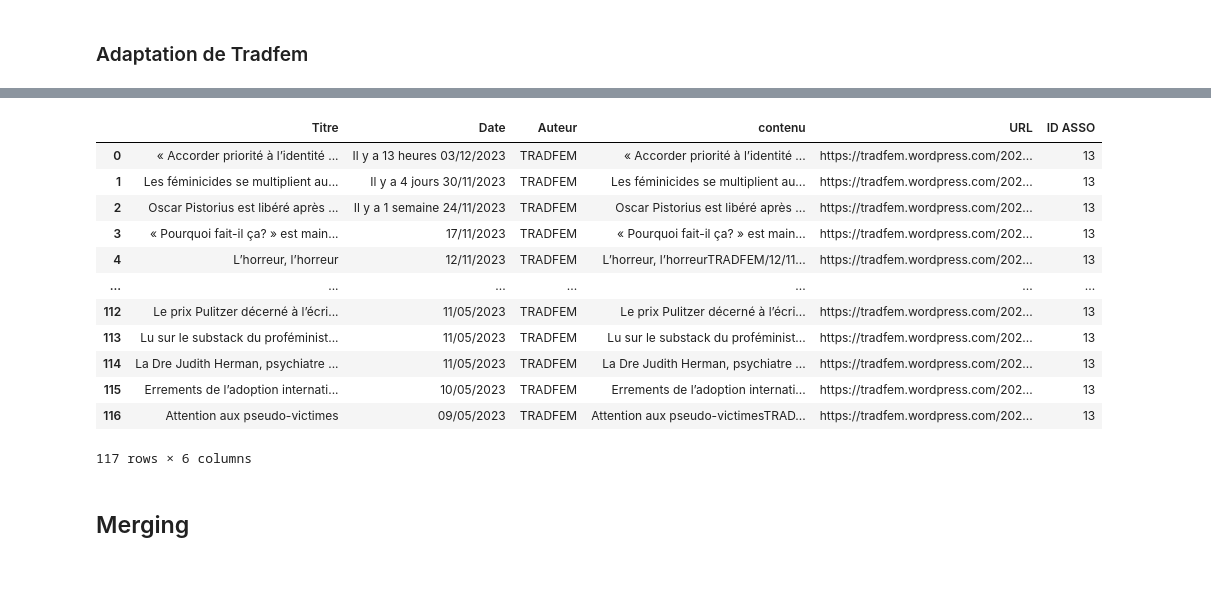
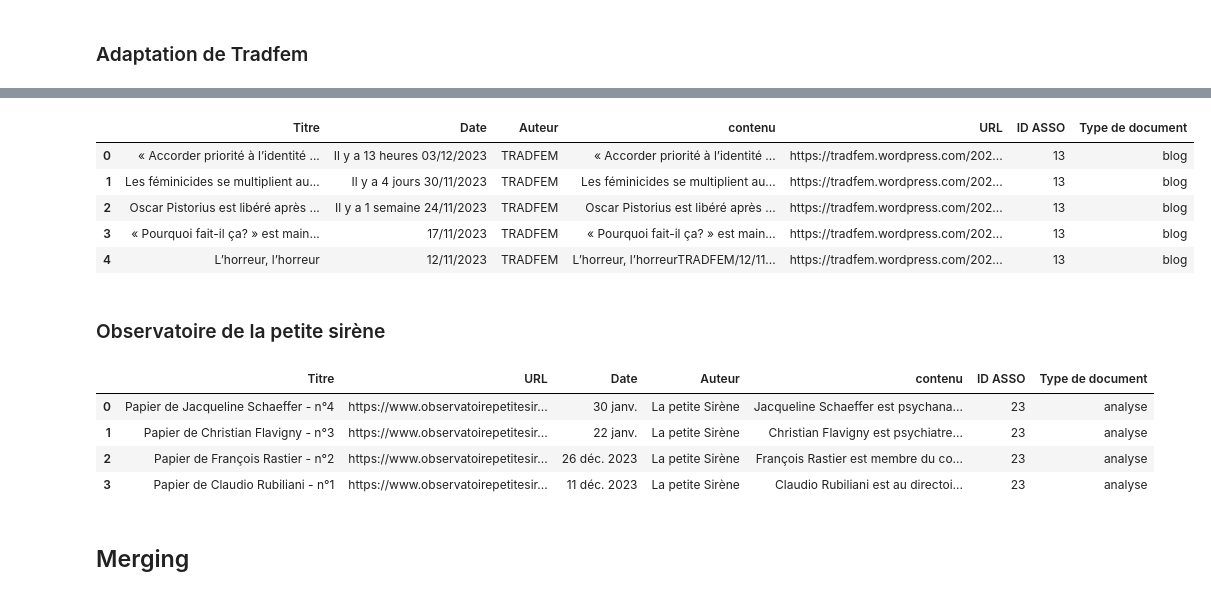
Before and after one commit to LeoMaurice/Conservative_mobilisation, a Jupyter notebook: src/Merging.ipynb, the cells around one changed output, grey strips where cells are left out. Drawn from its saved outputs; the diff is of its cells as text; code cells hidden in the pictures.

```diff
--- a/src/Merging.ipynb
+++ b/src/Merging.ipynb
@@ -124,30 +93,58 @@ tradfem
 # %%
 #Ajout et suppressions de colonnes intéressantes
 tradfem = tradfem.drop(['Image URL'], axis=1, errors='ignore')
 tradfem['ID ASSO'] = 13 #On ajoute l'ID ASSO poue le merge futur
+tradfem['Type de document'] = 'blog' #On ajoute l'ID ASSO poue le merge futur
 
 #Rename utiles
 nouveaux_noms = {
     'URL Complète': 'URL',
     'Texte Complet': 'contenu',
 }
 
 tradfem = tradfem.rename(columns=nouveaux_noms)
-tradfem
+tradfem.head()
 # %% [output]
-|  | Titre | Date | Auteur | contenu | URL | ID ASSO |
-| 0 | « Accorder priorité à l’identité ... | Il y a 13 heures 03/12/2023 | TRADFEM | « Accorder priorité à l’identité ... | https://tradfem.wordpress.com/202... | 13 |
-| 1 | Les féminicides se multiplient au... | Il y a 4 jours 30/11/2023 | TRADFEM | Les féminicides se multiplient au... | https://tradfem.wordpress.com/202... | 13 |
-| 2 | Oscar Pistorius est libéré après ... | Il y a 1 semaine 24/11/2023 | TRADFEM | Oscar Pistorius est libéré après ... | https://tradfem.wordpress.com/202... | 13 |
-| 3 | « Pourquoi fait-il ça? » est main... | 17/11/2023 | TRADFEM | « Pourquoi fait-il ça? » est main... | https://tradfem.wordpress.com/202... | 13 |
-| 4 | L’horreur, l’horreur | 12/11/2023 | TRADFEM | L’horreur, l’horreurTRADFEM/12/11... | https://tradfem.wordpress.com/202... | 13 |
-| ... | ... | ... | ... | ... | ... | ... |
-| 112 | Le prix Pulitzer décerné à l’écri... | 11/05/2023 | TRADFEM | Le prix Pulitzer décerné à l’écri... | https://tradfem.wordpress.com/202... | 13 |
-| 113 | Lu sur le substack du proféminist... | 11/05/2023 | TRADFEM | Lu sur le substack du proféminist... | https://tradfem.wordpress.com/202... | 13 |
-| 114 | La Dre Judith Herman, psychiatre ... | 11/05/2023 | TRADFEM | La Dre Judith Herman, psychiatre ... | https://tradfem.wordpress.com/202... | 13 |
-| 115 | Errements de l’adoption internati... | 10/05/2023 | TRADFEM | Errements de l’adoption internati... | https://tradfem.wordpress.com/202... | 13 |
-| 116 | Attention aux pseudo-victimes | 09/05/2023 | TRADFEM | Attention aux pseudo-victimesTRAD... | https://tradfem.wordpress.com/202... | 13 |
+|  | Titre | Date | Auteur | contenu | URL | ID ASSO | Type de document |
+| 0 | « Accorder priorité à l’identité ... | Il y a 13 heures 03/12/2023 | TRADFEM | « Accorder priorité à l’identité ... | https://tradfem.wordpress.com/202... | 13 | blog |
+| 1 | Les féminicides se multiplient au... | Il y a 4 jours 30/11/2023 | TRADFEM | Les féminicides se multiplient au... | https://tradfem.wordpress.com/202... | 13 | blog |
+| 2 | Oscar Pistorius est libéré après ... | Il y a 1 semaine 24/11/2023 | TRADFEM | Oscar Pistorius est libéré après ... | https://tradfem.wordpress.com/202... | 13 | blog |
+| 3 | « Pourquoi fait-il ça? » est main... | 17/11/2023 | TRADFEM | « Pourquoi fait-il ça? » est main... | https://tradfem.wordpress.com/202... | 13 | blog |
+| 4 | L’horreur, l’horreur | 12/11/2023 | TRADFEM | L’horreur, l’horreurTRADFEM/12/11... | https://tradfem.wordpress.com/202... | 13 | blog |
-117 rows × 6 columns
+# %% [markdown]
+### Observatoire de la petite sirène
+# %%
+# Obtenez le chemin du répertoire parent du répertoire src
+base_dir = os.path.abspath(os.path.join(os.getcwd(), '..'))
+
+# Construisez le chemin complet vers votre fichier Excel
+fichier = "../data/text/petitesirene_articles.tsv" # os.path.join(base_dir, 'data', 'text', 'petitesirene_article.tsv')
+
+# Chargez le fichier Excel dans un DataFrame
+petitesirene = pd.read_csv(fichier ,sep='\t', encoding='utf-8')
+
+#Ajout et suppressions de colonnes intéressantes
+petitesirene.drop(['Unnamed: 0'], axis=1, errors='ignore',inplace=True)
+petitesirene['ID ASSO'] = 23 #On ajoute l'ID ASSO poue le merge futur
+petitesirene['Type de document'] = 'analyse' #On ajoute l'ID ASSO poue le merge futur
+
+#Rename utiles
+nouveaux_noms = {
+        'title': 'Titre',
+        'publication_date': 'Date',
+        'author': 'Auteur',
+        'url': 'URL',
+        'text': 'contenu'
+}
+
+petitesirene = petitesirene.rename(columns=nouveaux_noms)
+petitesirene.head()
+# %% [output]
+|  | Titre | URL | Date | Auteur | contenu | ID ASSO | Type de document |
+| 0 | Papier de Jacqueline Schaeffer - n°4 | https://www.observatoirepetitesir... | 30 janv. | La petite Sirène | Jacqueline Schaeffer est psychana... | 23 | analyse |
+| 1 | Papier de Christian Flavigny - n°3 | https://www.observatoirepetitesir... | 22 janv. | La petite Sirène | Christian Flavigny est psychiatre... | 23 | analyse |
+| 2 | Papier de François Rastier - n°2 | https://www.observatoirepetitesir... | 26 déc. 2023 | La petite Sirène | François Rastier est membre du co... | 23 | analyse |
+| 3 | Papier de Claudio Rubiliani - n°1 | https://www.observatoirepetitesir... | 11 déc. 2023 | La petite Sirène | Claudio Rubiliani est au directoi... | 23 | analyse |
 # %% [markdown]
 ## Merging
 # %%
```
Also changed, not shown: parts of 9 cells of this notebook, 4 other files.
